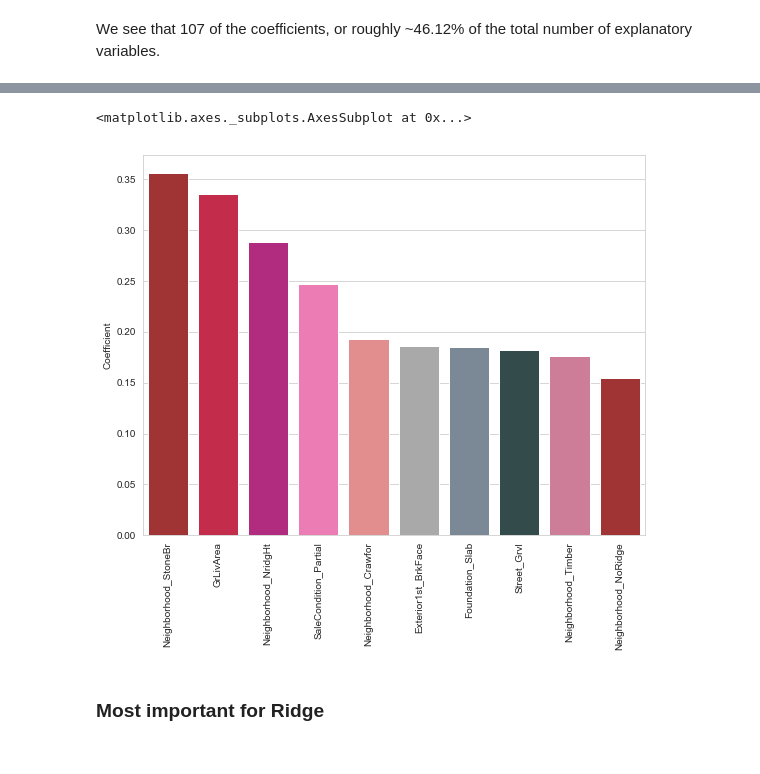
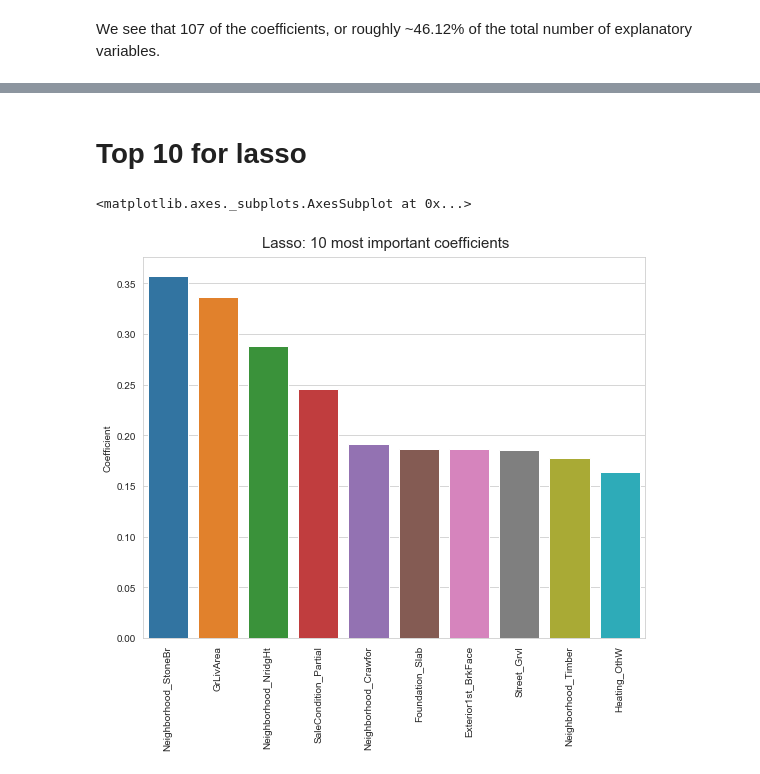
Before and after one commit to agrai1/Predicting-housing-prices, a Jupyter notebook: Housing data - ml stuff - 2.ipynb, the cells around one changed output, grey strips where cells are left out. Cells and saved outputs as stored; diff of their text form; code cells hidden in the pictures.

```diff
--- a/Housing data - ml stuff - 2.ipynb
+++ b/Housing data - ml stuff - 2.ipynb
@@ -75,12 +105,14 @@ R^2 maximized where:
 # %% [markdown]
 ## Ridge
 # %%
-r2_ridge = []
-for alpha in np.linspace(0,17,num=20000):
-    ridge = linear_model.Ridge(alpha)
+r2_alpha_ridge = [None]*500
+i=0
+for num in np.logspace(-1,2,len(r2_alpha_ridge)):
+    ridge = linear_model.Ridge(alpha=num, random_state=50)
     ridge.fit(X_train, y_train)
     predictions_ridge = ridge.predict(X_test)
-    r2_num = metrics.r2_score(y_test, predictions_ridge)
-    r2_ridge.append([alpha,r2_num])
+    r2 = metrics.r2_score(y_test, predictions_ridge)
+    r2_alpha_ridge[i] = [num, r2]
+    i+=1
 # %%
-r2_maximized_ridge = sorted(r2_ridge, key=itemgetter(1))[-1]
+r2_maximized_ridge = sorted(r2_alpha_ridge, key=itemgetter(1))[-1]
@@ -99,5 +150,5 @@ R^2 maximized where:
 # %%
-ridge = linear_model.Ridge(alpha=17)
+ridge = linear_model.Ridge(alpha=r2_maximized_ridge[0],random_state=50)
 # %%
 ridge.fit(X_train, y_train)
 # %% [output]
@@ -130,5 +165,5 @@ sns.barplot(x=ridge_coeffs_abs_df.index,y='Coefficient',data=ridge_coeffs_abs_df
 # %%
-lasso = linear_model.Lasso(alpha=0.00066)
+lasso = linear_model.Lasso(alpha=r2_maximized_lasso[0])
 # %%
 lasso.fit(X_train, y_train)
 # %% [output]
@@ -164,11 +234,10 @@ We see that 107 of the coefficients, or roughly ~46.12% of the total number of e
+# %% [markdown]
+# Top 10 for lasso
 # %%
-colors = ['firebrick','crimson','MediumVioletRed','HotPink','LightCoral','DarkGray','LightSlateGray','DarkSlateGray','palevioletred']
-
 plt.figure(figsize=(9,7))
 plt.xticks(rotation=90)
-sns.barplot(x=lasso_coeffs_abs_df[:10].index,y='Coefficient',data=lasso_coeffs_abs_df[:10],palette=colors)
+plt.figtext(.5,.9,'Lasso: 10 most important coefficients', fontsize=15, ha='center')
+sns.barplot(x=lasso_coeffs_abs_df[:10].index,y='Coefficient',data=lasso_coeffs_abs_df[:10])
 # %% [output]
 <matplotlib.axes._subplots.AxesSubplot at 0x...>
-[figure, old version]
+[figure, new version]
-# %% [markdown]
-### Most important for Ridge
```
Also changed, not shown: parts of 50 cells of this notebook.
